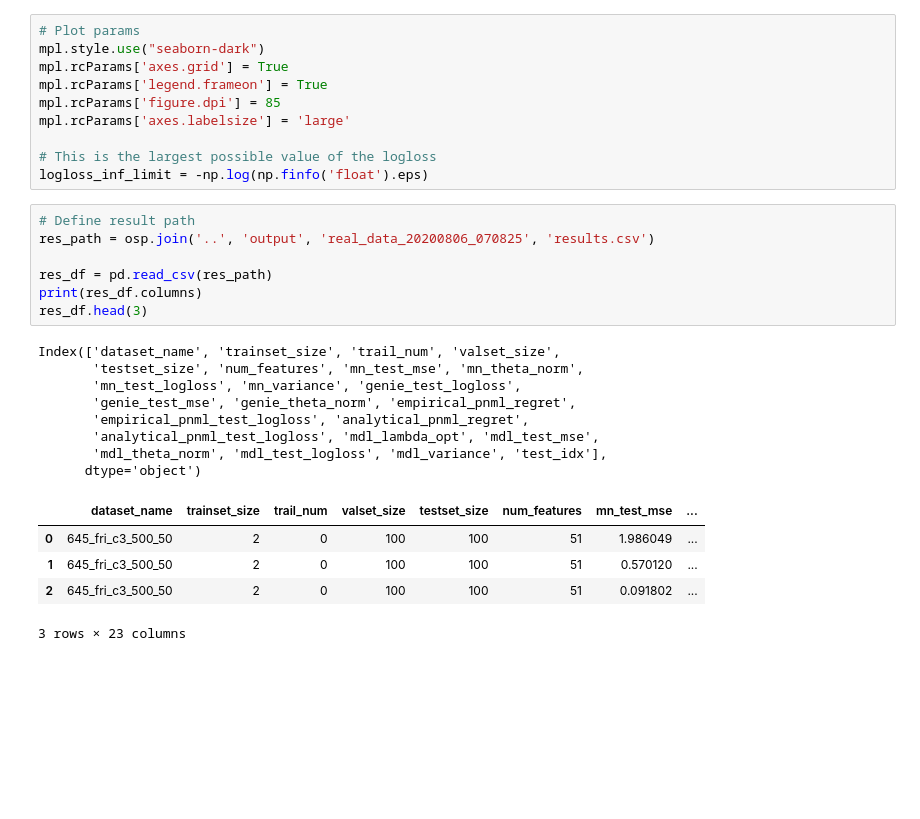
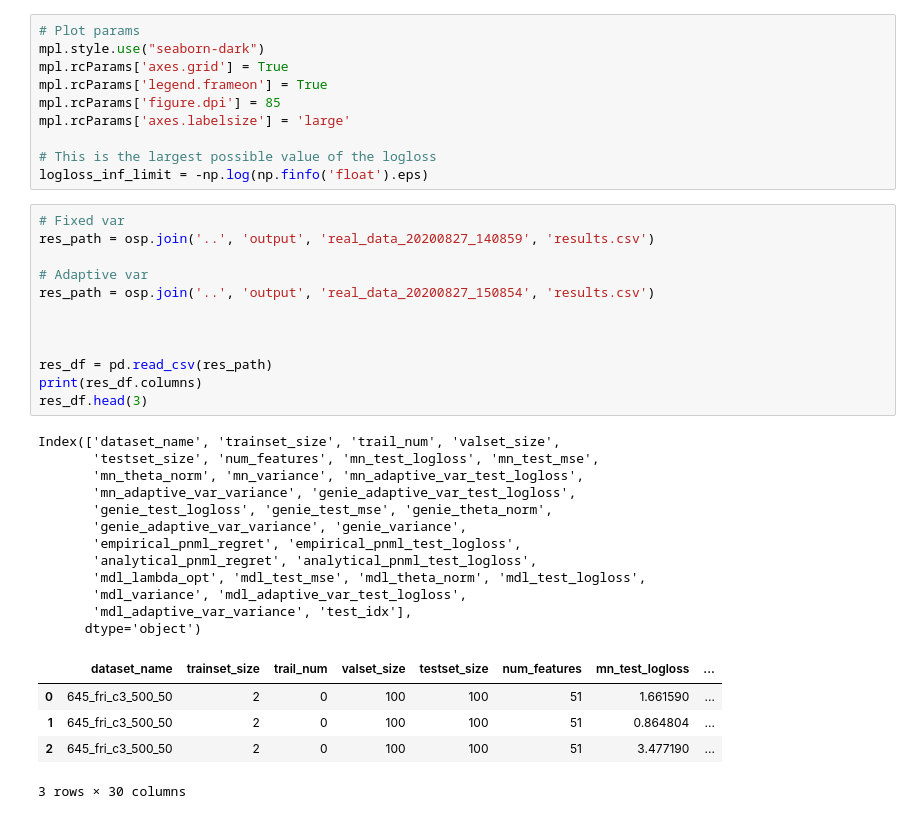
Before and after one commit to kobybibas/pnml_linear_regression_simulation, a Jupyter notebook: notebooks/single_real_data.ipynb, the cells around one changed output. Drawn from its saved outputs; the diff is of its cells as text; blank space fills up the shorter version.

```diff
--- a/notebooks/single_real_data.ipynb
+++ b/notebooks/single_real_data.ipynb
@@ -20,23 +20,32 @@ mpl.rcParams['axes.labelsize'] = 'large'
 # This is the largest possible value of the logloss
 logloss_inf_limit = -np.log(np.finfo('float').eps)
 # %%
-# Define result path
-res_path = osp.join('..', 'output', 'real_data_20200806_070825', 'results.csv')
+# Fixed var
+res_path = osp.join('..', 'output', 'real_data_20200827_140859', 'results.csv')
+
+# Adaptive var
+res_path = osp.join('..', 'output', 'real_data_20200827_150854', 'results.csv')
+
+
 
 res_df = pd.read_csv(res_path)
 print(res_df.columns)
 res_df.head(3)
 # %% [output]
 Index(['dataset_name', 'trainset_size', 'trail_num', 'valset_size',
-       'testset_size', 'num_features', 'mn_test_mse', 'mn_theta_norm',
-       'mn_test_logloss', 'mn_variance', 'genie_test_logloss',
-       'genie_test_mse', 'genie_theta_norm', 'empirical_pnml_regret',
-       'empirical_pnml_test_logloss', 'analytical_pnml_regret',
-       'analytical_pnml_test_logloss', 'mdl_lambda_opt', 'mdl_test_mse',
-       'mdl_theta_norm', 'mdl_test_logloss', 'mdl_variance', 'test_idx'],
+       'testset_size', 'num_features', 'mn_test_logloss', 'mn_test_mse',
+       'mn_theta_norm', 'mn_variance', 'mn_adaptive_var_test_logloss',
+       'mn_adaptive_var_variance', 'genie_adaptive_var_test_logloss',
+       'genie_test_logloss', 'genie_test_mse', 'genie_theta_norm',
+       'genie_adaptive_var_variance', 'genie_variance',
+       'empirical_pnml_regret', 'empirical_pnml_test_logloss',
+       'analytical_pnml_regret', 'analytical_pnml_test_logloss',
+       'mdl_lambda_opt', 'mdl_test_mse', 'mdl_theta_norm', 'mdl_test_logloss',
+       'mdl_variance', 'mdl_adaptive_var_test_logloss',
+       'mdl_adaptive_var_variance', 'test_idx'],
       dtype='object')
-|  | dataset_name | trainset_size | trail_num | valset_size | testset_size | num_features | mn_test_mse | ... |
-| 0 | 645_fri_c3_500_50 | 2 | 0 | 100 | 100 | 51 | 1.986049 | ... |
-| 1 | 645_fri_c3_500_50 | 2 | 0 | 100 | 100 | 51 | 0.570120 | ... |
-| 2 | 645_fri_c3_500_50 | 2 | 0 | 100 | 100 | 51 | 0.091802 | ... |
+|  | dataset_name | trainset_size | trail_num | valset_size | testset_size | num_features | mn_test_logloss | ... |
+| 0 | 645_fri_c3_500_50 | 2 | 0 | 100 | 100 | 51 | 1.661590 | ... |
+| 1 | 645_fri_c3_500_50 | 2 | 0 | 100 | 100 | 51 | 0.864804 | ... |
+| 2 | 645_fri_c3_500_50 | 2 | 0 | 100 | 100 | 51 | 3.477190 | ... |
-3 rows × 23 columns
+3 rows × 30 columns
```
Also changed, not shown: parts of 8 cells of this notebook, 10 other files.
